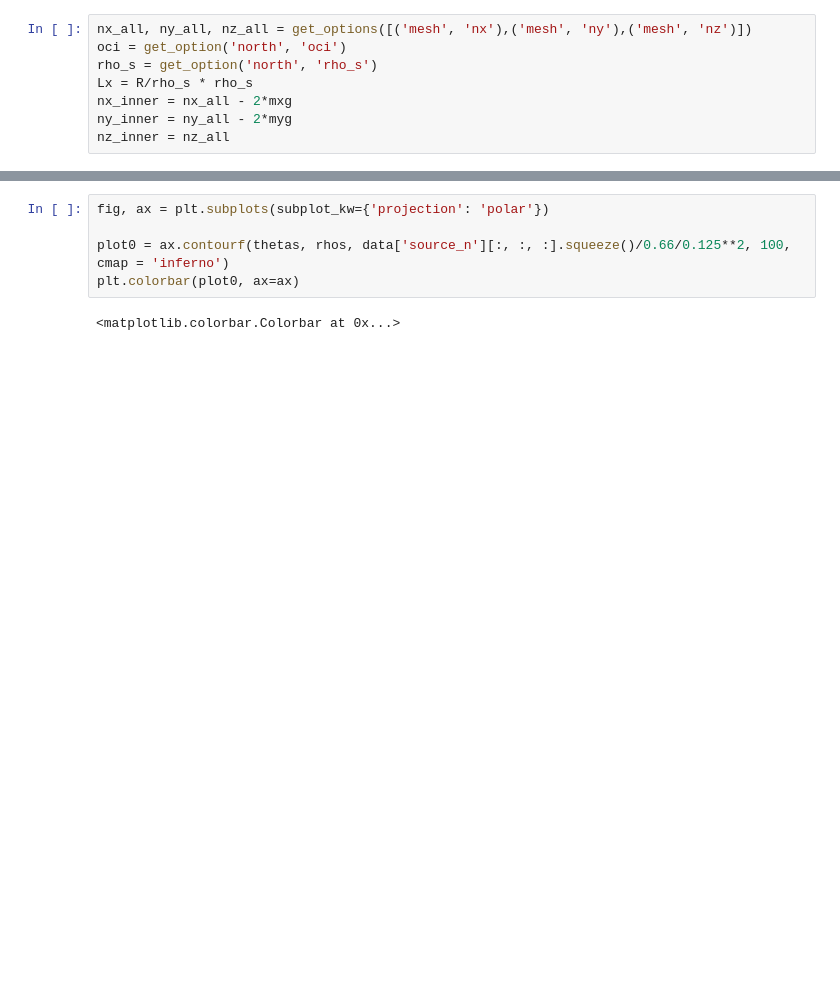
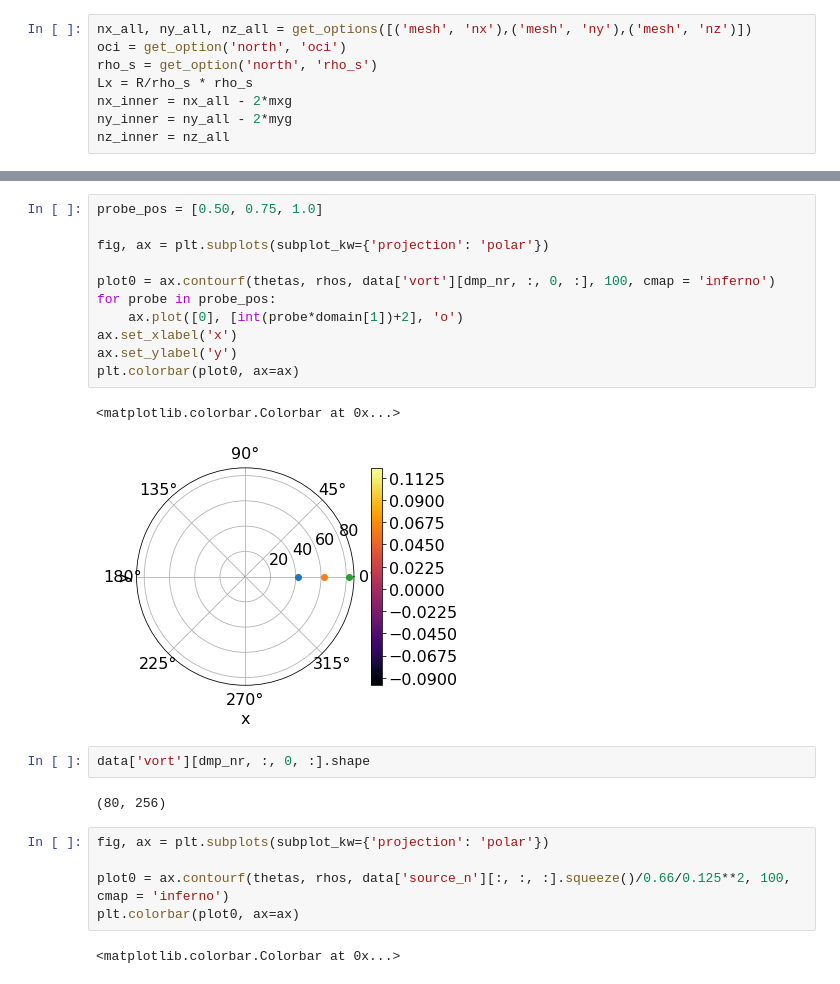
Before and after one commit to runehoejlund/north-simulation, a Jupyter notebook: data_analysis_Asbjorn.ipynb, the cells around one changed output, grey strips where cells are left out. Saved outputs shown, nothing was run; the diff lists cells and outputs as text; blank space fills up the shorter version.

```diff
--- a/data_analysis_Asbjorn.ipynb
+++ b/data_analysis_Asbjorn.ipynb
@@ -118,3 +127,21 @@ plt.colorbar(plot0, ax=ax)
+# %%
+probe_pos = [0.50, 0.75, 1.0]
+
+fig, ax = plt.subplots(subplot_kw={'projection': 'polar'})
+
+plot0 = ax.contourf(thetas, rhos, data['vort'][dmp_nr, :, 0, :], 100, cmap = 'inferno')
+for probe in probe_pos:
+    ax.plot([0], [int(probe*domain[1])+2], 'o')
+ax.set_xlabel('x')
+ax.set_ylabel('y')
+plt.colorbar(plot0, ax=ax)
+# %% [output]
+<matplotlib.colorbar.Colorbar at 0x...>
+[figure, added]
+# %%
+data['vort'][dmp_nr, :, 0, :].shape
+# %% [output]
+(80, 256)
 # %%
 fig, ax = plt.subplots(subplot_kw={'projection': 'polar'})
 
```
Also changed, not shown: parts of 8 cells of this notebook, 1 other file.
